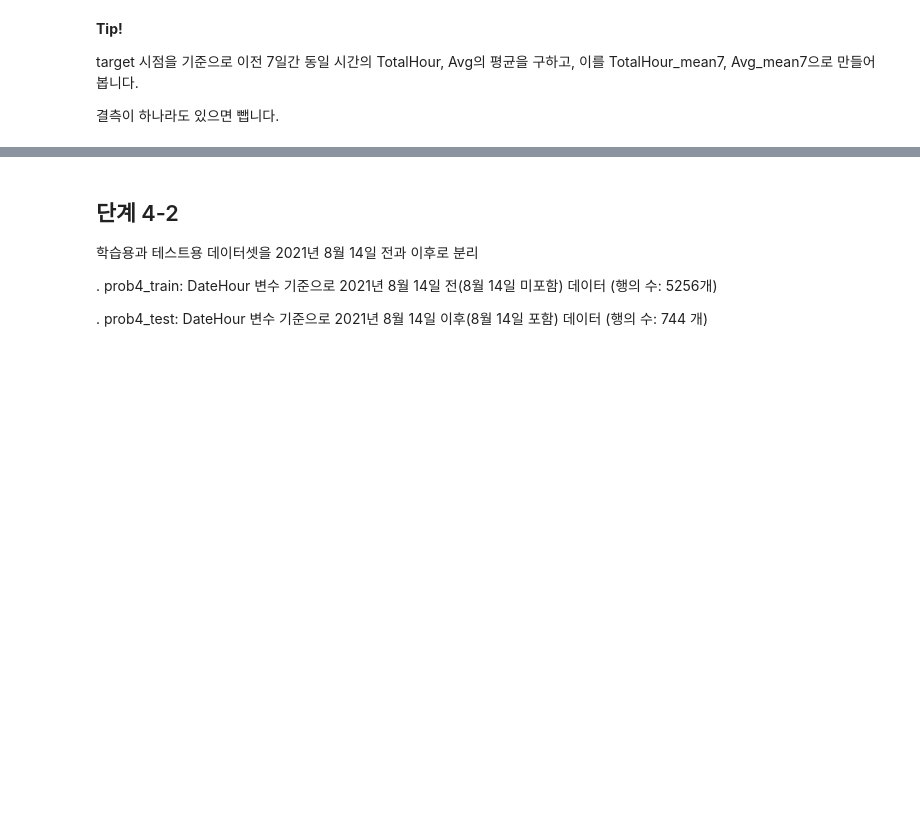
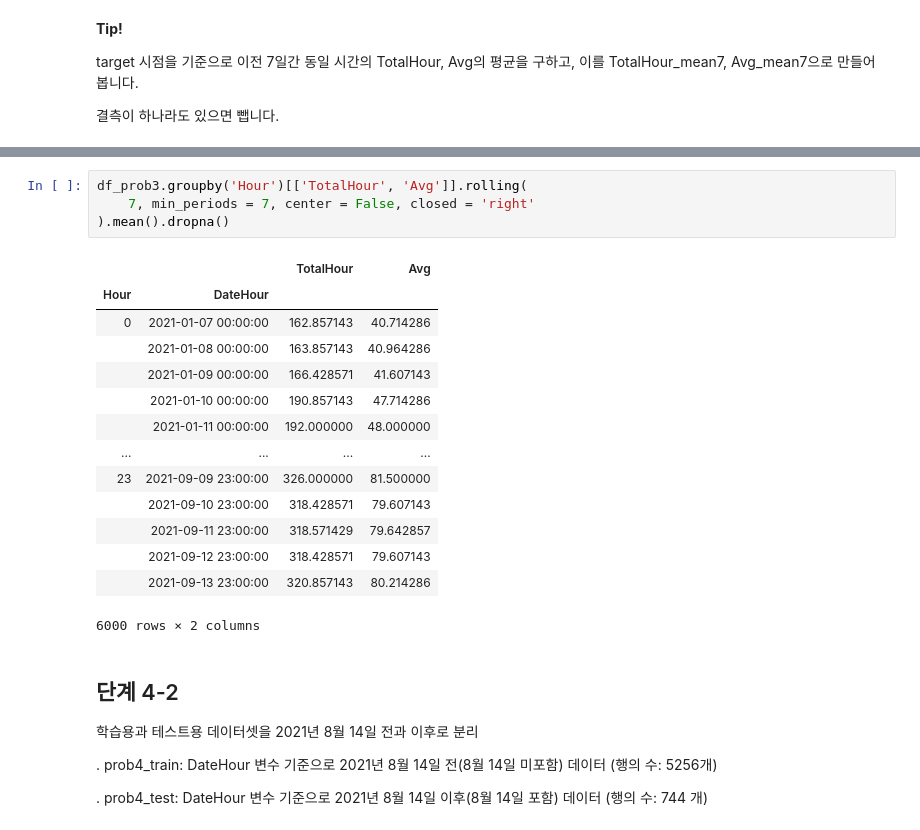
Before and after one commit to sunkusun9/DS_lv3_2504_1, a Jupyter notebook: sec_ds_lv3_prob3_prob.ipynb, the cells around one changed output, grey strips where cells are left out. Cells and saved outputs as stored; diff of their text form; blank space fills up the shorter version.

```diff
--- a/sec_ds_lv3_prob3_prob.ipynb
+++ b/sec_ds_lv3_prob3_prob.ipynb
@@ -1443,3 +1510,22 @@ target 시점을 기준으로 이전 7일간 동일 시간의 TotalHour, Avg의
+# %%
+df_prob3.groupby('Hour')[['TotalHour', 'Avg']].rolling(
+    7, min_periods = 7, center = False, closed = 'right'
+).mean().dropna()
+# %% [output]
+|  |  | TotalHour | Avg |
+| Hour | DateHour |  |  |
+| 0 | 2021-01-07 00:00:00 | 162.857143 | 40.714286 |
+|  | 2021-01-08 00:00:00 | 163.857143 | 40.964286 |
+|  | 2021-01-09 00:00:00 | 166.428571 | 41.607143 |
+|  | 2021-01-10 00:00:00 | 190.857143 | 47.714286 |
+|  | 2021-01-11 00:00:00 | 192.000000 | 48.000000 |
+| ... | ... | ... | ... |
+| 23 | 2021-09-09 23:00:00 | 326.000000 | 81.500000 |
+|  | 2021-09-10 23:00:00 | 318.428571 | 79.607143 |
+|  | 2021-09-11 23:00:00 | 318.571429 | 79.642857 |
+|  | 2021-09-12 23:00:00 | 318.428571 | 79.607143 |
+|  | 2021-09-13 23:00:00 | 320.857143 | 80.214286 |
+6000 rows × 2 columns
 # %% [markdown]
 ## 단계 4-2
 
```
Also changed, not shown: parts of 9 cells of this notebook.
